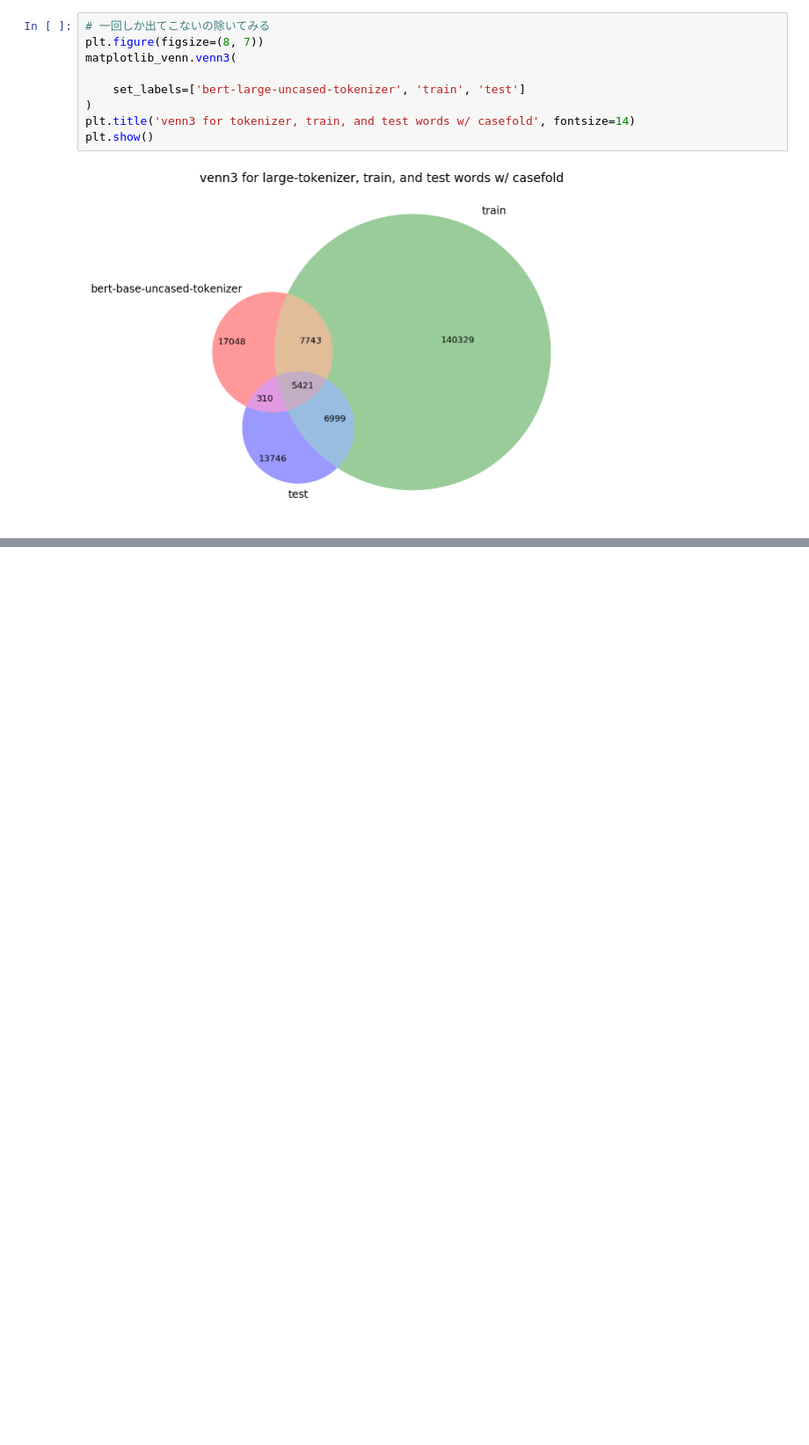
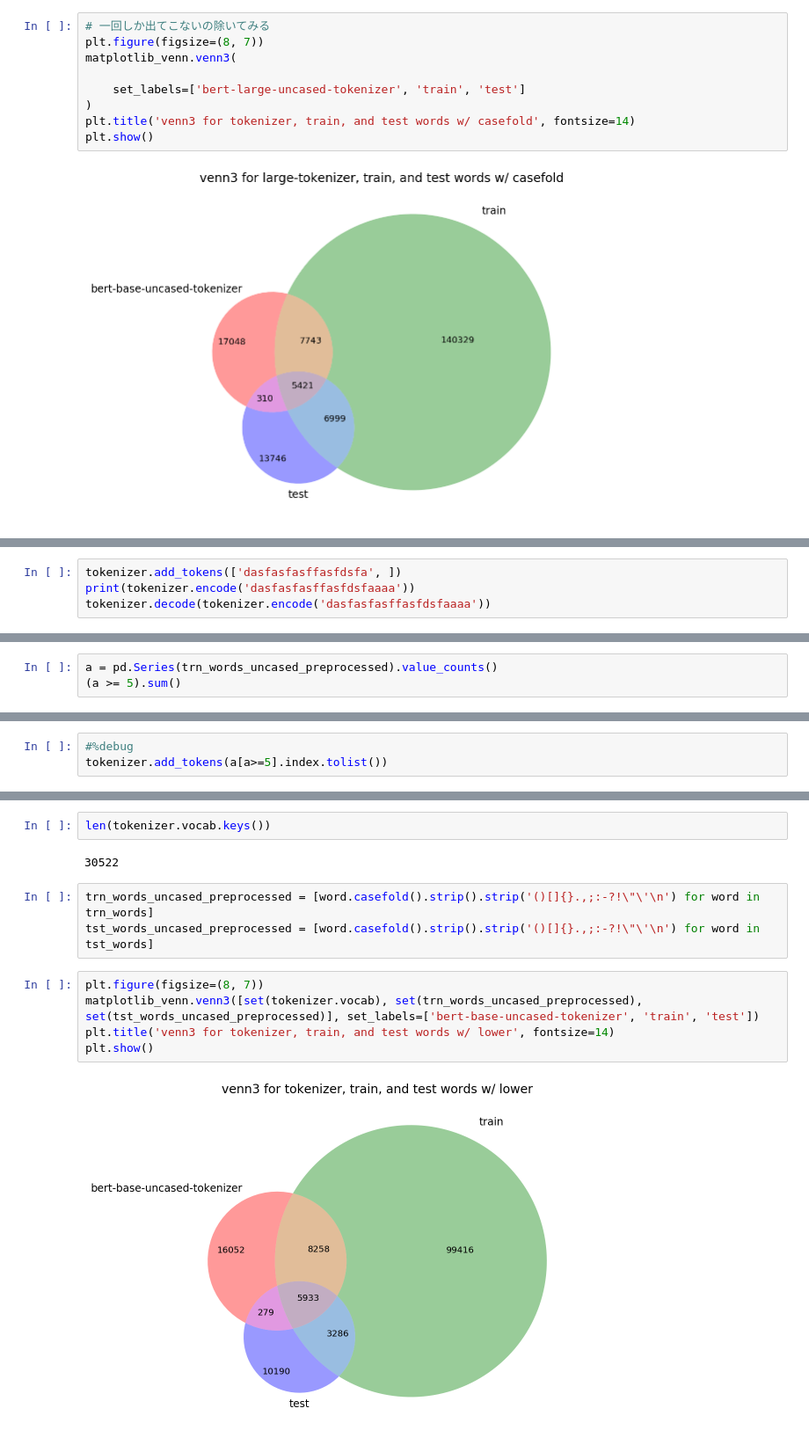
Before and after one commit to guchio3/kaggle-google-quest, a Jupyter notebook: notebooks/e002_eda.ipynb, the cells around one changed output, grey strips where cells are left out. Shown: that part at 88% size. Saved outputs shown, nothing was run; the diff lists cells and outputs as text; blank space fills up the shorter version.

```diff
--- a/notebooks/e002_eda.ipynb
+++ b/notebooks/e002_eda.ipynb
@@ -138,0 +162,4 @@ plt.show()
+# %%
+tokenizer.add_tokens(['dasfasfasffasfdsfa', ])
+print(tokenizer.encode('dasfasfasffasfdsfaaaa'))
+tokenizer.decode(tokenizer.encode('dasfasfasffasfdsfaaaa'))
@@ -138,0 +169,3 @@ plt.show()
+# %%
+a = pd.Series(trn_words_uncased_preprocessed).value_counts()
+(a >= 5).sum()
@@ -138,0 +194,3 @@ plt.show()
+# %%
+#%debug
+tokenizer.add_tokens(a[a>=5].index.tolist())
@@ -138,0 +227,14 @@ plt.show()
+# %%
+len(tokenizer.vocab.keys())
+# %% [output]
+30522
+# %%
+trn_words_uncased_preprocessed = [word.casefold().strip().strip('()[]{}.,;:-?!\"\'\n') for word in trn_words]
+tst_words_uncased_preprocessed = [word.casefold().strip().strip('()[]{}.,;:-?!\"\'\n') for word in tst_words]
+# %%
+plt.figure(figsize=(8, 7))
+matplotlib_venn.venn3([set(tokenizer.vocab), set(trn_words_uncased_preprocessed), set(tst_words_uncased_preprocessed)], set_labels=['bert-base-uncased-tokenizer', 'train', 'test'])
+plt.title('venn3 for tokenizer, train, and test words w/ lower', fontsize=14)
+plt.show()
+# %% [output]
+[figure, added]
```
Also changed, not shown: parts of 8 cells of this notebook, 8 other files.
